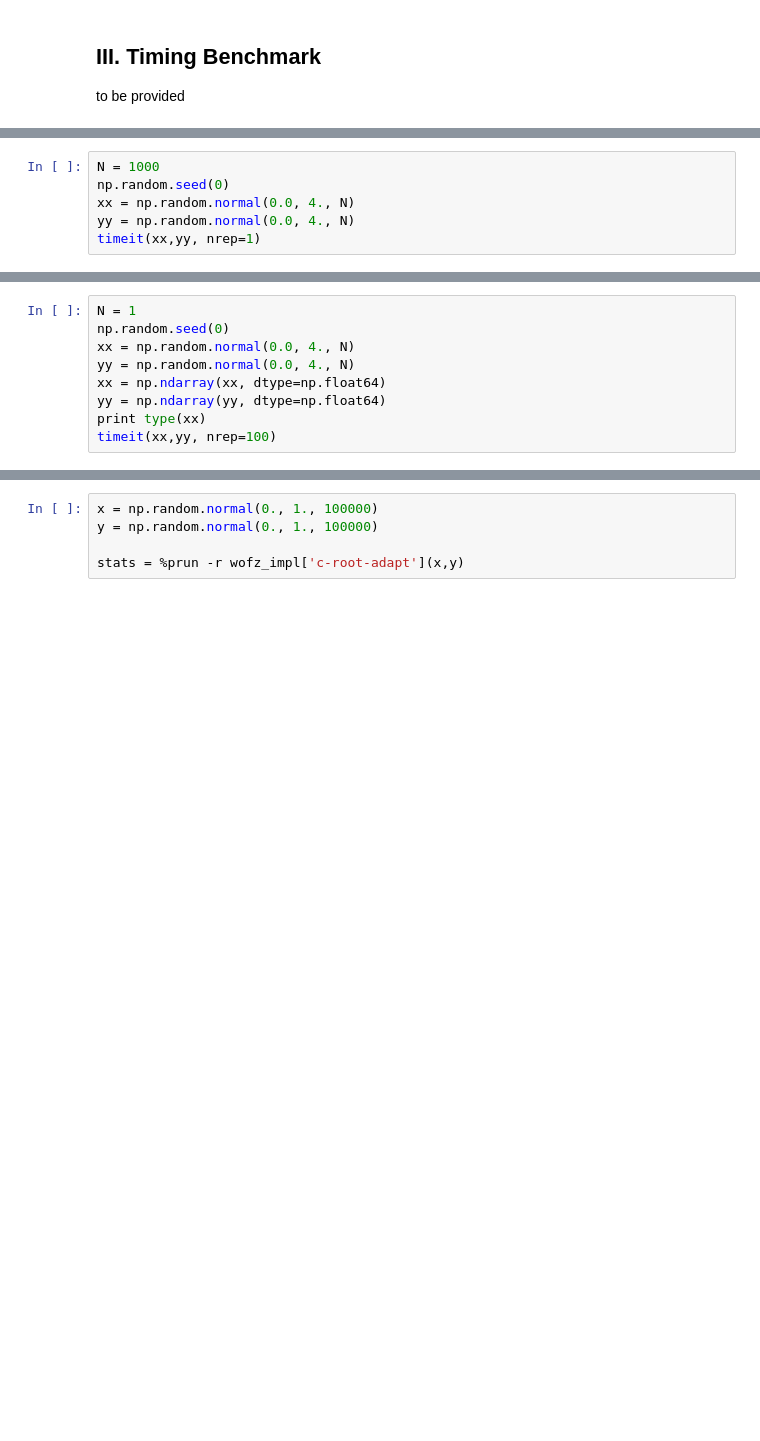
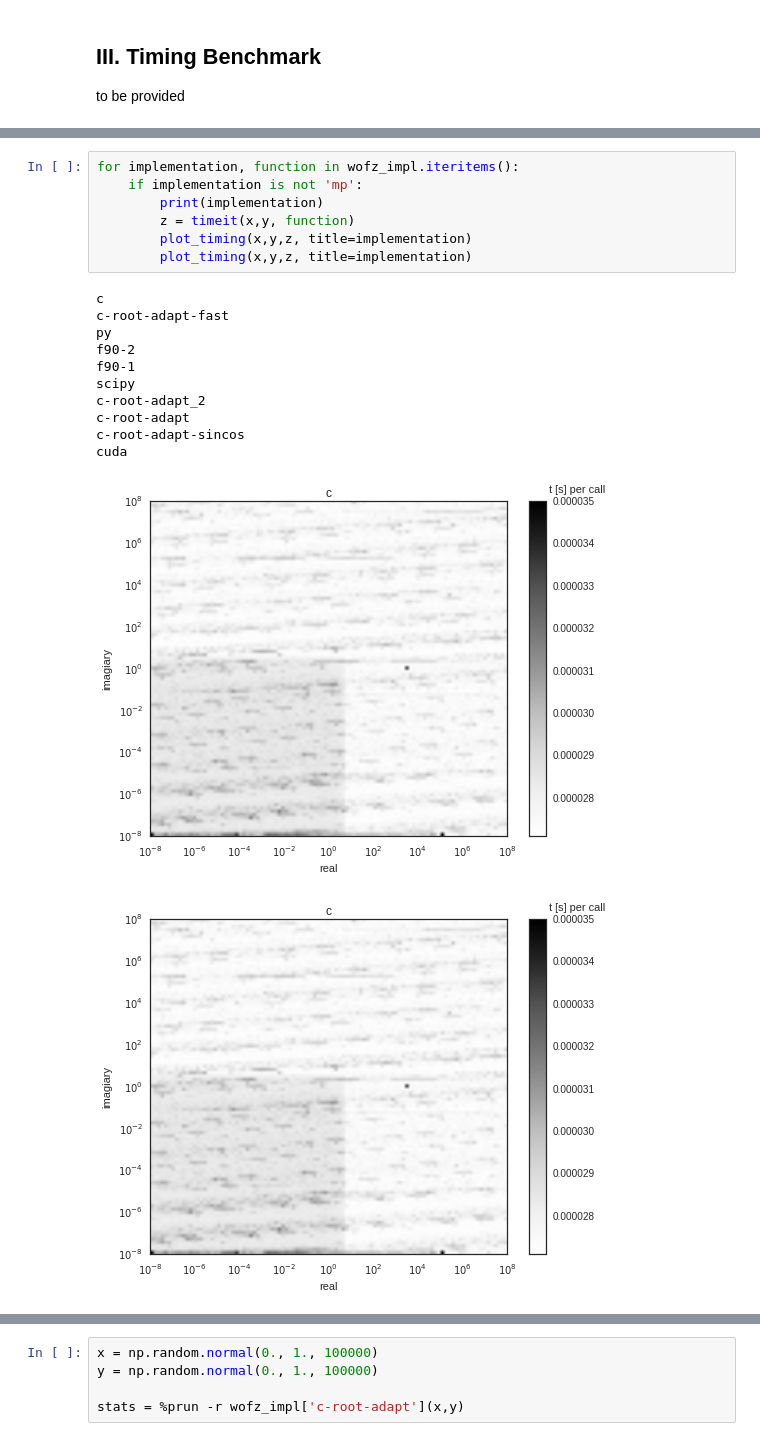
Before and after one commit to martinschwinzerl/faddeevas, a Jupyter notebook: benchmark.ipynb, the cells around one changed output, grey strips where cells are left out. Saved outputs shown, nothing was run; the diff lists cells and outputs as text; blank space fills up the shorter version.

```diff
--- a/benchmark.ipynb
+++ b/benchmark.ipynb
@@ -370,6 +366,0 @@ def timeit(x,y, nrep=5):
-# %%
-N = 1000
-np.random.seed(0)
-xx = np.random.normal(0.0, 4., N)
-yy = np.random.normal(0.0, 4., N)
-timeit(xx,yy, nrep=1)
@@ -387,9 +366,0 @@ cuda <function wofz at 0x...> 0.00125598907471
-# %%
-N = 1
-np.random.seed(0)
-xx = np.random.normal(0.0, 4., N)
-yy = np.random.normal(0.0, 4., N)
-xx = np.ndarray(xx, dtype=np.float64)
-yy = np.ndarray(yy, dtype=np.float64)
-print type(xx)
-timeit(xx,yy, nrep=100)
@@ -407,0 +413,20 @@ cuda <function wofz at 0x...> 0.000962429046631
+# %%
+for implementation, function in wofz_impl.iteritems():
+    if implementation is not 'mp':
+        print(implementation)
+        z = timeit(x,y, function)
+        plot_timing(x,y,z, title=implementation)
+        plot_timing(x,y,z, title=implementation)
+# %% [output]
+c
+c-root-adapt-fast
+py
+f90-2
+f90-1
+scipy
+c-root-adapt_2
+c-root-adapt
+c-root-adapt-sincos
+cuda
+[figure, added]
+[figure, added]
```
Also changed, not shown: parts of 10 cells of this notebook.
